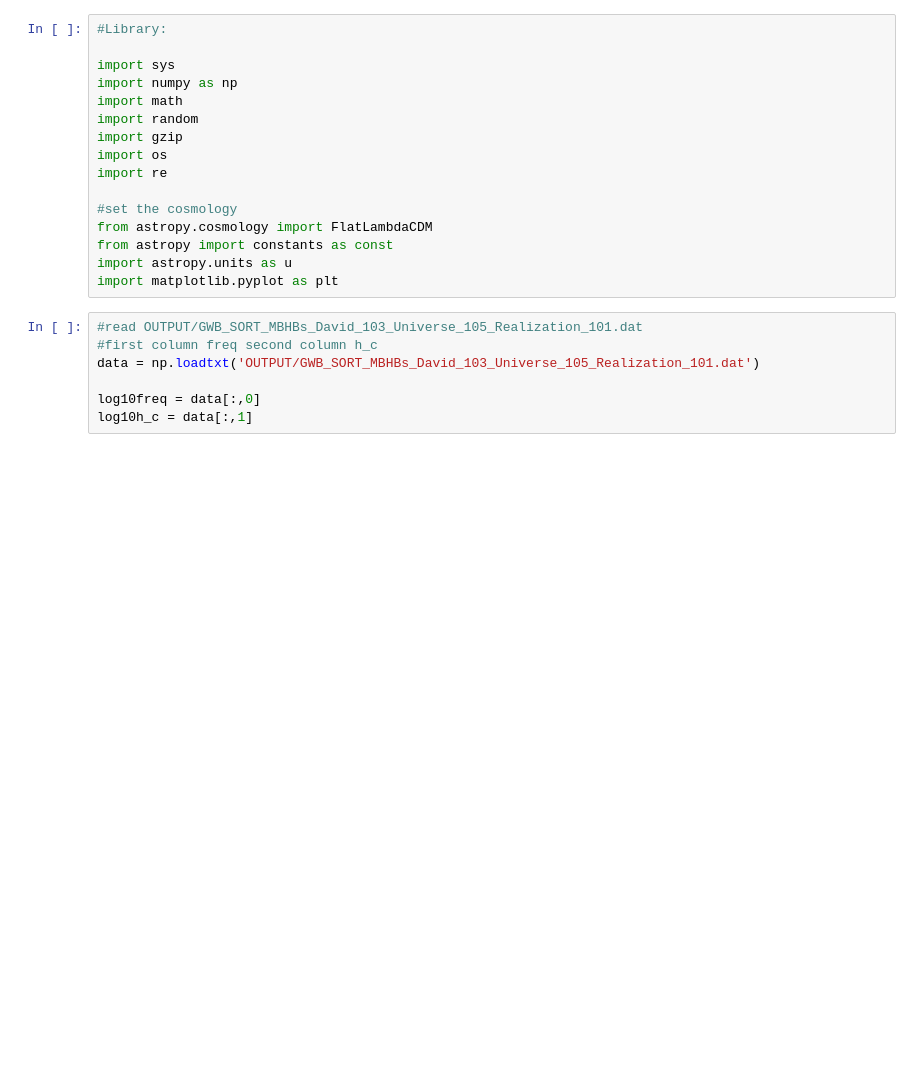
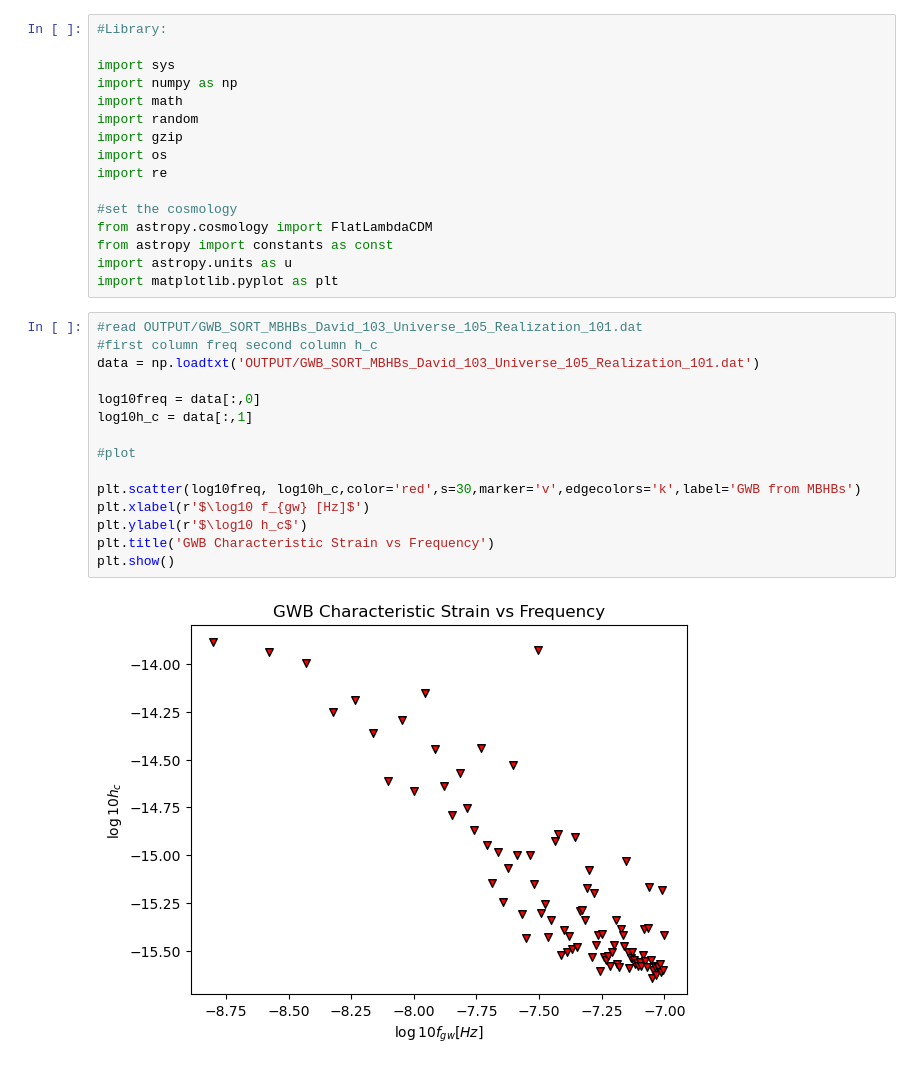
Before and after one commit to RiccardoTruant/PTA_GravSignalCodes, a Jupyter notebook: GWB/PlotGWB.ipynb, the cells around one changed output. Drawn from its saved outputs; the diff is of its cells as text; blank space fills up the shorter version.

```diff
--- a/GWB/PlotGWB.ipynb
+++ b/GWB/PlotGWB.ipynb
@@ -17,8 +17,18 @@ import matplotlib.pyplot as plt
 # %%
 #read OUTPUT/GWB_SORT_MBHBs_David_103_Universe_105_Realization_101.dat
 #first column freq second column h_c
 data = np.loadtxt('OUTPUT/GWB_SORT_MBHBs_David_103_Universe_105_Realization_101.dat')
 
 log10freq = data[:,0]
 log10h_c = data[:,1]
+
+#plot
+
+plt.scatter(log10freq, log10h_c,color='red',s=30,marker='v',edgecolors='k',label='GWB from MBHBs')
+plt.xlabel(r'$\log10 f_{gw} [Hz]$')
+plt.ylabel(r'$\log10 h_c$')
+plt.title('GWB Characteristic Strain vs Frequency')
+plt.show()
+# %% [output]
+[figure, added]
 # %%
```
Also changed, not shown: parts of 2 cells of this notebook, 2 other files.
